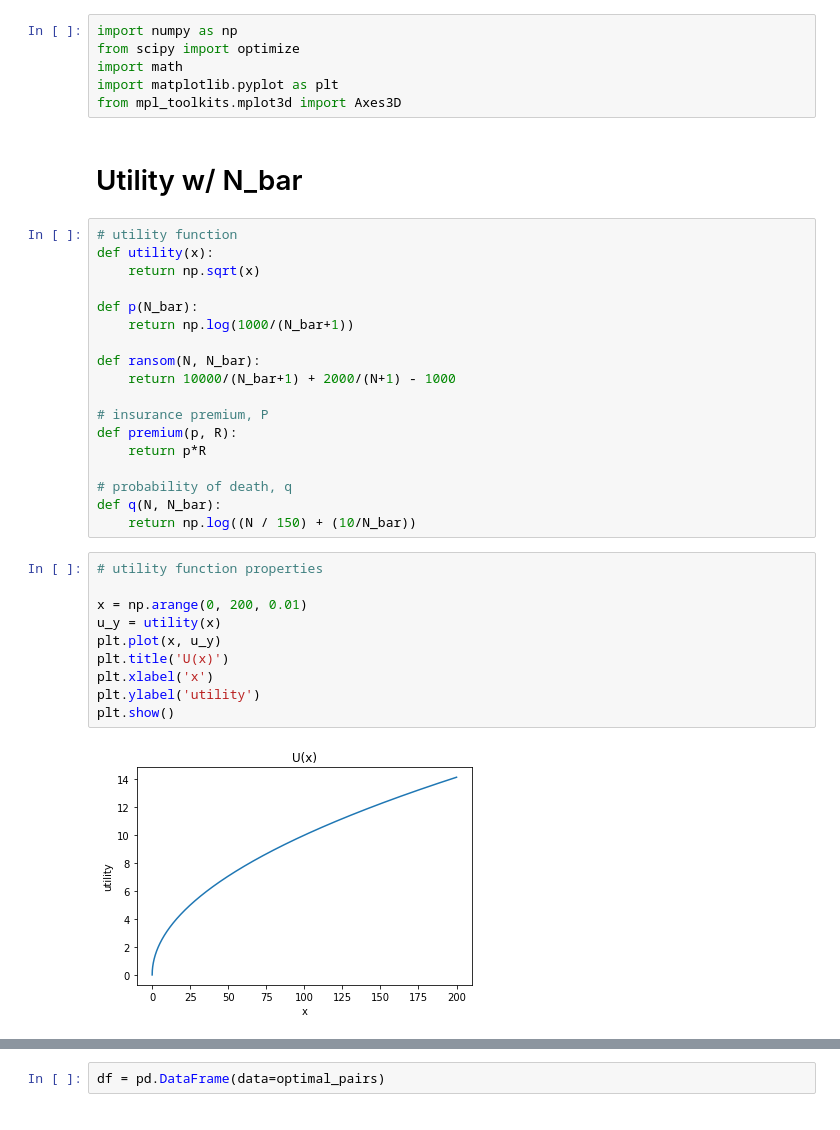
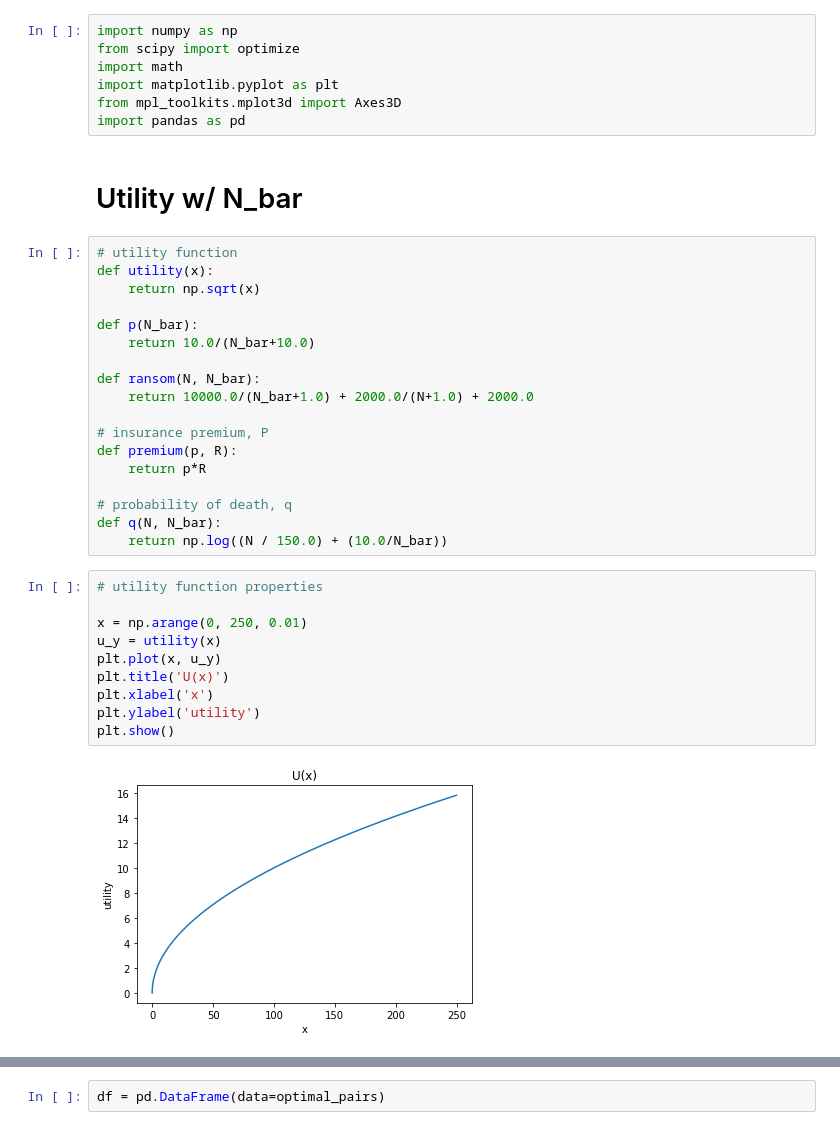
Before and after one commit to szwang/kr-insurance-models, a Jupyter notebook: negotiation-model-with-nbar.ipynb, the cells around one changed output, grey strips where cells are left out. Saved outputs shown, nothing was run; the diff lists cells and outputs as text.

```diff
--- a/negotiation-model-with-nbar.ipynb
+++ b/negotiation-model-with-nbar.ipynb
@@ -4,6 +4,7 @@ from scipy import optimize
 import math
 import matplotlib.pyplot as plt
 from mpl_toolkits.mplot3d import Axes3D
+import pandas as pd
 # %% [markdown]
 # Utility w/ N_bar
 # %%
@@ -12,10 +13,10 @@ def utility(x):
     return np.sqrt(x)
 
 def p(N_bar):
-    return np.log(1000/(N_bar+1))
+    return 10.0/(N_bar+10.0)
 
 def ransom(N, N_bar):
-    return 10000/(N_bar+1) + 2000/(N+1) - 1000
+    return 10000.0/(N_bar+1.0) + 2000.0/(N+1.0) + 2000.0
 
 # insurance premium, P
 def premium(p, R):
@@ -23,19 +24,19 @@ def premium(p, R):
 
 # probability of death, q
 def q(N, N_bar):
-    return np.log((N / 150) + (10/N_bar))
+    return np.log((N / 150.0) + (10.0/N_bar))
 # %%
 # utility function properties
 
-x = np.arange(0, 200, 0.01)
+x = np.arange(0, 250, 0.01)
 u_y = utility(x)
 plt.plot(x, u_y)
 plt.title('U(x)')
 plt.xlabel('x')
 plt.ylabel('utility')
 plt.show()
 # %% [output]
-[figure, old version]
+[figure, new version]
 # %%
 # ransom function properties
 #
```
Also changed, not shown: parts of 20 cells of this notebook.
